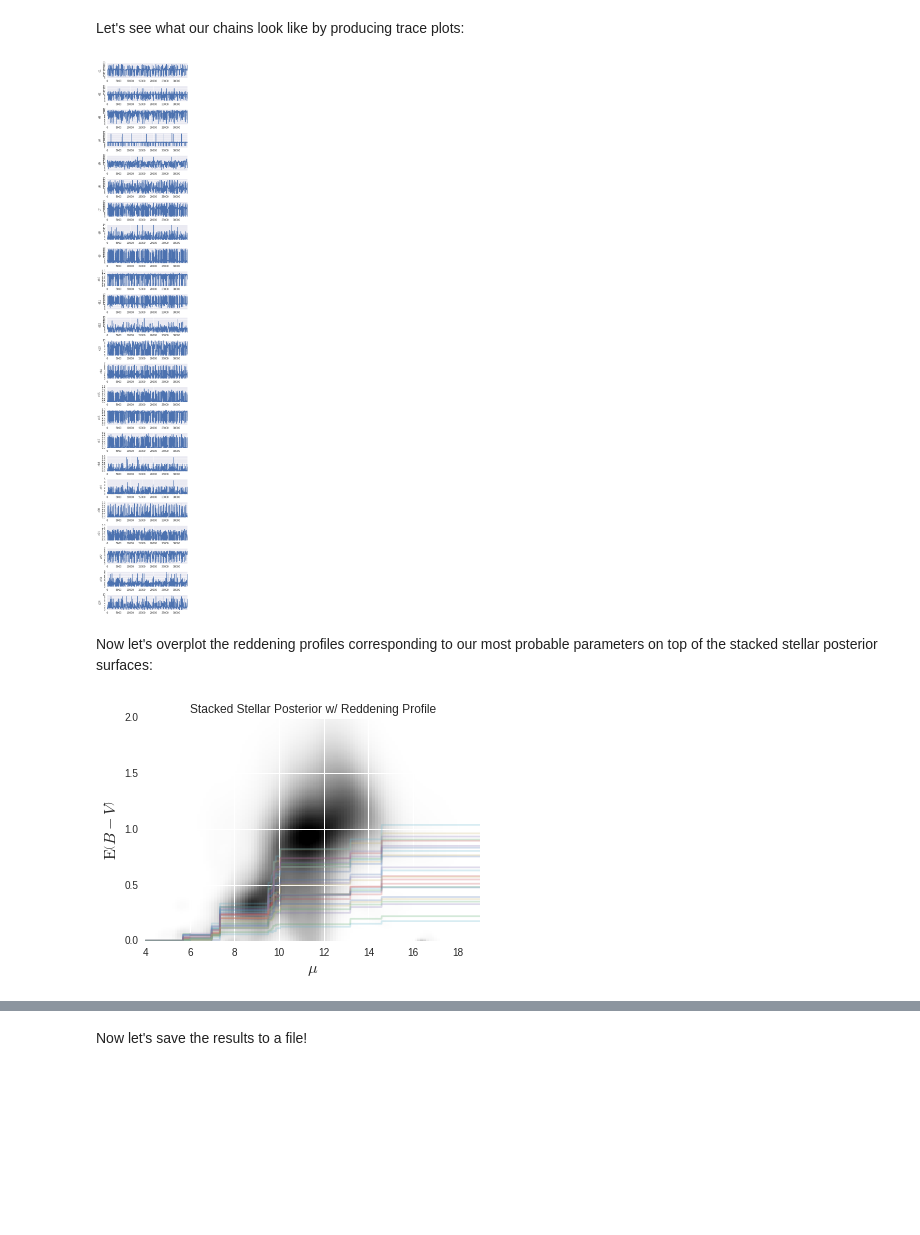
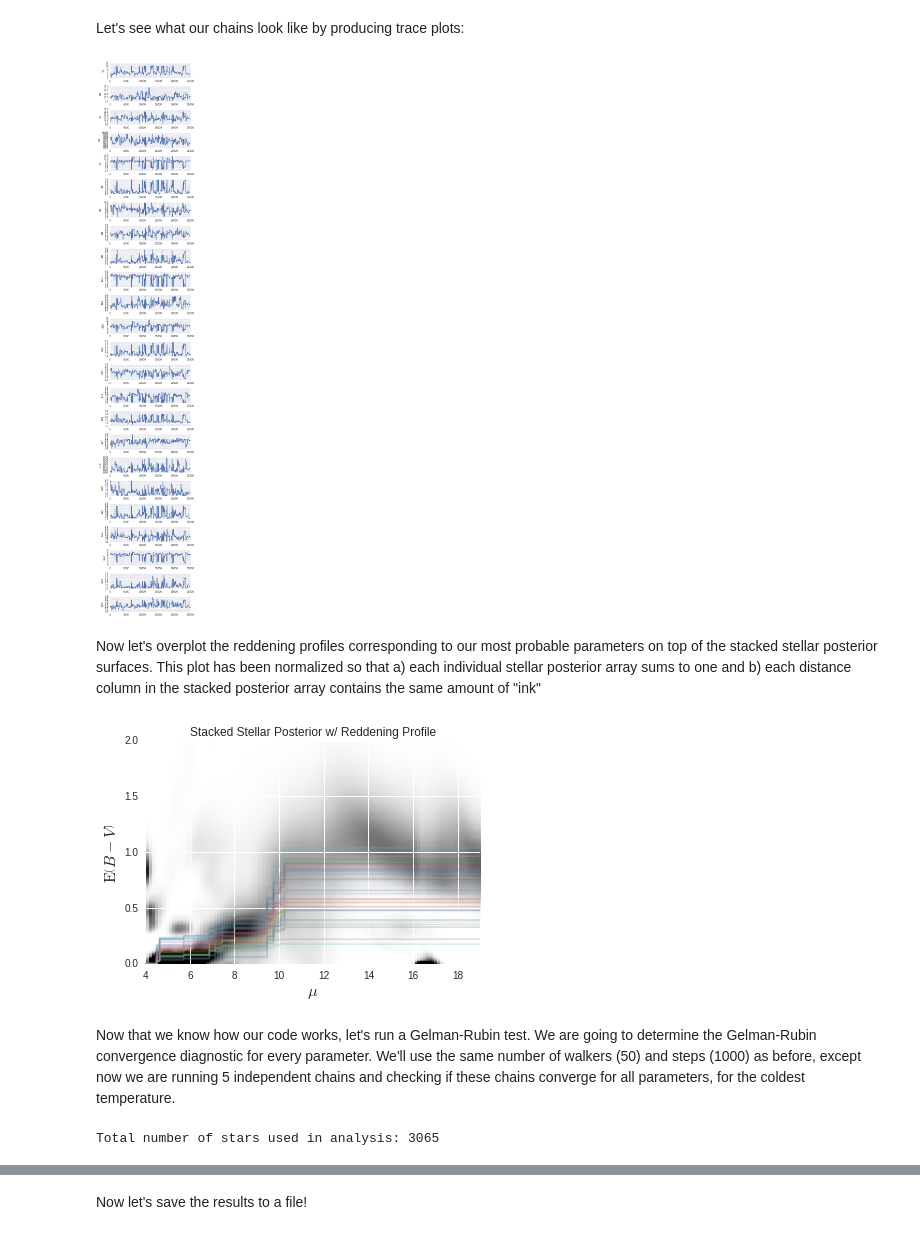
Before and after one commit to catherinezucker/dustcurve, a Jupyter notebook: tutorial.ipynb, the cells around one changed output, grey strips where cells are left out. Cells and saved outputs as stored; diff of their text form; code cells hidden in the pictures; blank space fills up the shorter version.

Commit message:
ran gr diagnostics on real chains

```diff
--- a/tutorial.ipynb
+++ b/tutorial.ipynb
@@ -34,23 +34,24 @@ from dustcurve import kdist
 #suppress obnoxious deprecation warning that doesn't affect output
 warnings.filterwarnings("ignore", category=Warning, module="emcee")
 
+#our nside 128 pixel of choice
 fnames='89996.h5'
 
 #fetch the required likelihood and prior arguments for PTSampler
-ldata,pdata=io.fetch_args(fnames,[4,19,0,10],0.06)
+ldata,pdata=io.fetch_args(fnames,[4,19,0,100],0.06)
 
-# the model has 24 parameters; we'll use 100 walkers, 1000 steps each, at 5 different temps
+# the model has 24 parameters; we'll use 50 walkers, 1000 steps each, at 5 different temps
 ndim=24
 nslices=12
 nwalkers = 50
-nsteps = 50000
+nsteps = 1000
 ntemps=5
 
 #setting off the walkers at the kinematic distance given by the literature, assuming a flat rotation curve, theta=220 km/s, R=8.5 kpc
 #Details on rotation curve given in Rosolowsky and Leroy 2006
 vslices=np.linspace(-15.6,-1.3,12)
-klong=np.ones(12)*109.5
-klat=np.ones(12)*13.5
+klong=np.ones(12)*hputils.pix2lb_scalar(128,int(fnames[:-3]))[0]
+klat=np.ones(12)*hputils.pix2lb_scalar(128,int(fnames[:-3]))[1]
 kdist=kdist.kdist(klong,klat,vslices)
 kdistmod=5*np.log10(kdist)-5
 
@@ -58,10 +59,6 @@ kdistmod=5*np.log10(kdist)-5
 result=kdistmod.tolist()
 result.extend(1.0 for i in range (nslices))
 starting_positions = [[result + np.random.randn(ndim) for i in range(nwalkers)] for j in range(ntemps)]
-
-#set up the starting position array and add variance (up to 1 in distance modulus) to each walker
-starting_positions = [[result + np.random.randn(ndim) for i in range(nwalkers)] for j in range(ntemps)]
-
 
 #set up the sampler object
 sampler = emcee.PTSampler(ntemps, nwalkers, ndim, model.log_likelihood, model.log_prior, loglargs=(ldata), logpargs=[pdata])
@@ -95,6 +92,6 @@ We are going to discard the first 100 steps of each chain as burn-off; to change
 # %%
-#Extract the coldest [beta=1] temperature chain from the sampler object; discard first 100 samples as burnin
-samples_cold = sampler.chain[0,:,100:,:]
+#Extract the coldest [beta=1] temperature chain from the sampler object; discard first half of samples as burnin
+samples_cold = sampler.chain[0,:,int(nsteps/2):,:]
 traces_cold = samples_cold.reshape(-1, ndim).T
 
 #check out acceptance fraction:
@@ -115,5 +112,5 @@ for i in range(0,int(len(quantile_50)/2)):
 
 #print out coefficients
 for i in range(int(len(quantile_50)/2), int(len(quantile_50))):
-    print('c%i: %.3f + %.3f - %.3f' % (i+1,quantile_50[i],upperlim[i], lowerlim[i]))
+    print('c%i: %.3f + %.3f - %.3f' % (i+1-int(len(quantile_50)/2),quantile_50[i],upperlim[i], lowerlim[i]))
 # %% [output]
@@ -153,18 +150,26 @@ for i in range(0,ndim):
 for i in range(0,ndim):
     sns.tsplot(traces_cold[i],ax=axes[i])
 # %% [output]
-[figure, old version]
+[figure, new version]
 # %% [markdown]
-Now let's overplot the reddening profiles corresponding to our most probable parameters on top of the stacked stellar posterior surfaces:
+Now let's overplot the reddening profiles corresponding to our most probable parameters on top of the stacked stellar posterior surfaces. This plot has been normalized so that a) each individual stellar posterior array sums to one and b) each distance column in the stacked posterior array contains the same amount of "ink"
 # %%
 from dustcurve import pixclass
-pixObj=pixclass.PixStars('/n/fink1/czucker/Data/89996.h5')
+pixObj=pixclass.PixStars('/n/fink1/czucker/Data/'+ fnames)
 post_array=pixObj.get_p()
 
 unique_co,indices,unique_post,ratio=ldata
 
 from dustcurve import plot_posterior
 #plot the reddening profile over the stacked, normalized stellar posterior surfaces
-plot_posterior.plot_posterior(np.asarray(post_array),np.linspace(4,19,120),np.linspace(0,7,700),quantile_50,ratio,unique_co,y_range=[0,2],vmax=1)
+plot_posterior.plot_posterior(np.asarray(post_array),np.linspace(4,19,120),np.linspace(0,7,700),quantile_50,ratio,unique_co,y_range=[0,2],vmax=0.03)
 # %% [output]
-[figure, old version]
+[figure, new version]
+# %% [markdown]
+Now that we know how our code works, let's run a Gelman-Rubin test. We are going to determine the Gelman-Rubin convergence diagnostic for every parameter. We'll use the same number of walkers (50) and steps (1000) as before, except now we are running 5 independent chains and checking if these chains converge for all parameters, for the coldest temperature.
+# %%
+from dustcurve import diagnostics
+
+gr,chain_ensemble=diagnostics.run_chains(fnames,nwalkers=50,nsteps=1000,runs=5, bounds=[4,19,0,100])
+# %% [output]
+Total number of stars used in analysis: 3065
```
Also changed, not shown: parts of 9 cells of this notebook, 1 other file.
